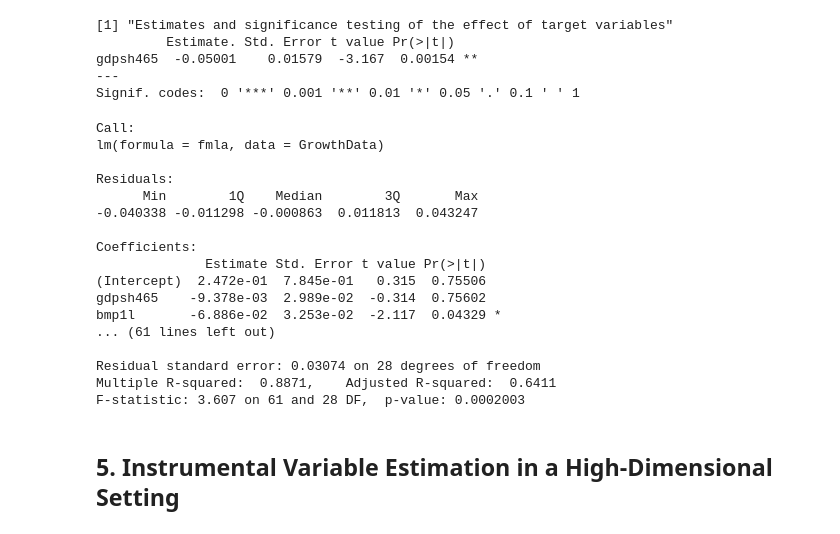
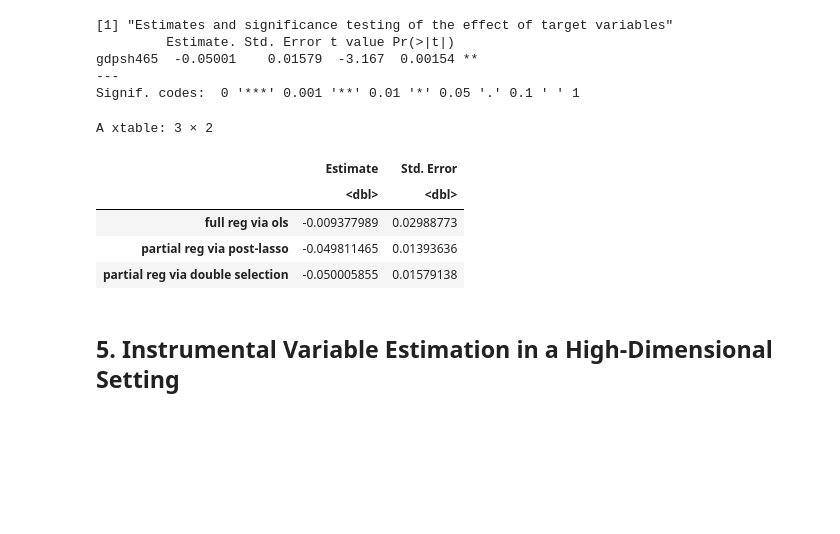
Before and after one commit to d2cml-ai/HDMjl.jl, a Jupyter notebook: tutorial/r_file.ipynb, the cells around one changed output. Cells and saved outputs as stored; diff of their text form; code cells hidden in the pictures; blank space fills up the shorter version.

```diff
--- a/tutorial/r_file.ipynb
+++ b/tutorial/r_file.ipynb
@@ -263,31 +352,22 @@ summary(doublesel.effect)
 gdpsh465  -0.05001    0.01579  -3.167  0.00154 **
 ---
 Signif. codes:  0 '***' 0.001 '**' 0.01 '*' 0.05 '.' 0.1 ' ' 1
-# %%
-xnames = varnames[-c(1, 2, 3)] # names of X variables
-dandxnames = varnames[-c(1, 2)] # names of D and X variables
-# create formulas by pasting names (this saves typing times)
-fmla = as.formula(paste("Outcome ~ ", paste(dandxnames, collapse = "+")))
-ls.effect = lm(fmla, data = GrowthData)
-summary((ls.effect))
-# %% [output]
-Call:
-lm(formula = fmla, data = GrowthData)
-
-Residuals:
-      Min        1Q    Median        3Q       Max
--0.040338 -0.011298 -0.000863  0.011813  0.043247
-
-Coefficients:
-              Estimate Std. Error t value Pr(>|t|)
-(Intercept)  2.472e-01  7.845e-01   0.315  0.75506
-gdpsh465    -9.378e-03  2.989e-02  -0.314  0.75602
-bmp1l       -6.886e-02  3.253e-02  -2.117  0.04329 *
-... (61 lines left out)
-
-Residual standard error: 0.03074 on 28 degrees of freedom
-Multiple R-squared:  0.8871,    Adjusted R-squared:  0.6411
-F-statistic: 3.607 on 61 and 28 DF,  p-value: 0.0002003
+# %%
+library(xtable)
+table = rbind(summary(ls.effect)$coef["gdpsh465", 1:2], summary(lasso.effect)$coef[,
+1:2], summary(doublesel.effect)$coef[, 1:2])
+colnames(table) = c("Estimate", "Std. Error") #names(summary(full.fit)£coef)[1:2]
+rownames(table) = c("full reg via ols", "partial reg
+via post-lasso ", "partial reg via double selection")
+tab = xtable(table, digits = c(2, 2, 5))
+tab
+# %% [output]
+A xtable: 3 × 2
+|  | Estimate | Std. Error |
+|  | <dbl> | <dbl> |
+| full reg via ols | -0.009377989 | 0.02988773 |
+| partial reg via post-lasso | -0.049811465 | 0.01393636 |
+| partial reg via double selection | -0.050005855 | 0.01579138 |
 # %% [markdown]
 ## 5. Instrumental Variable Estimation in a High-Dimensional Setting
 # %% [markdown]
```
Also changed, not shown: parts of 4 cells of this notebook, 2 other files.
